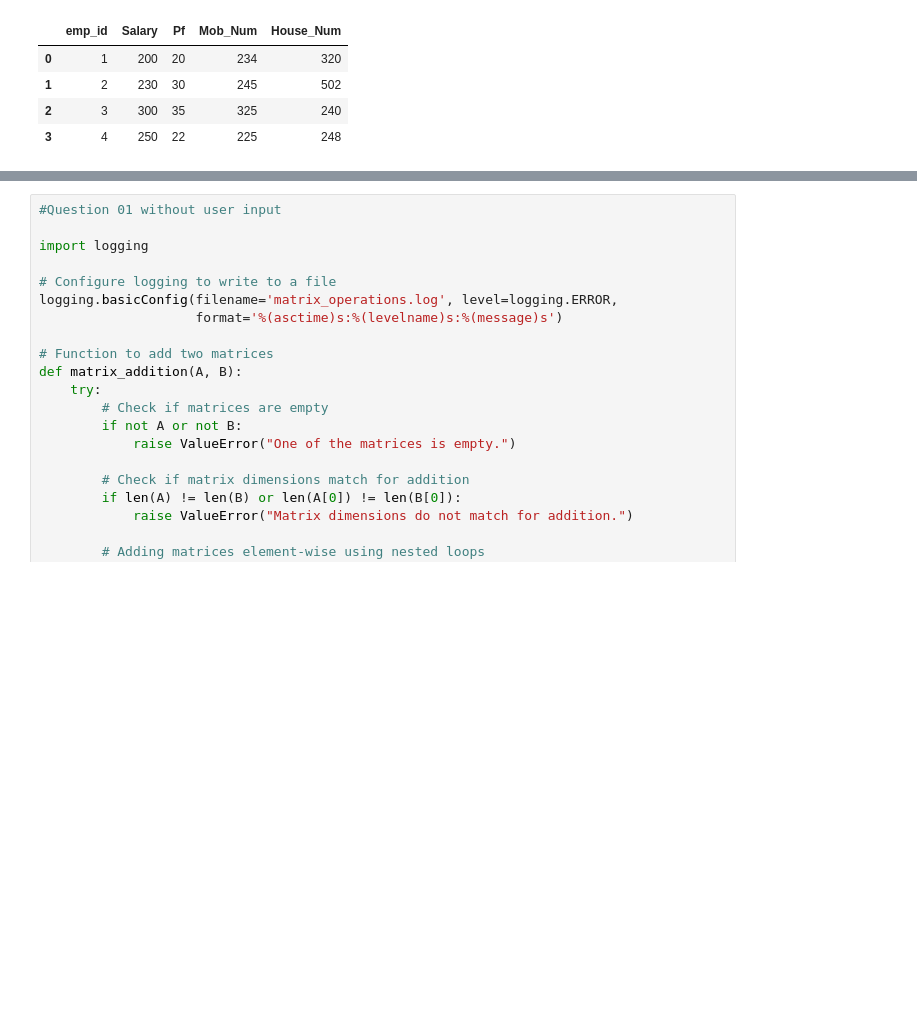
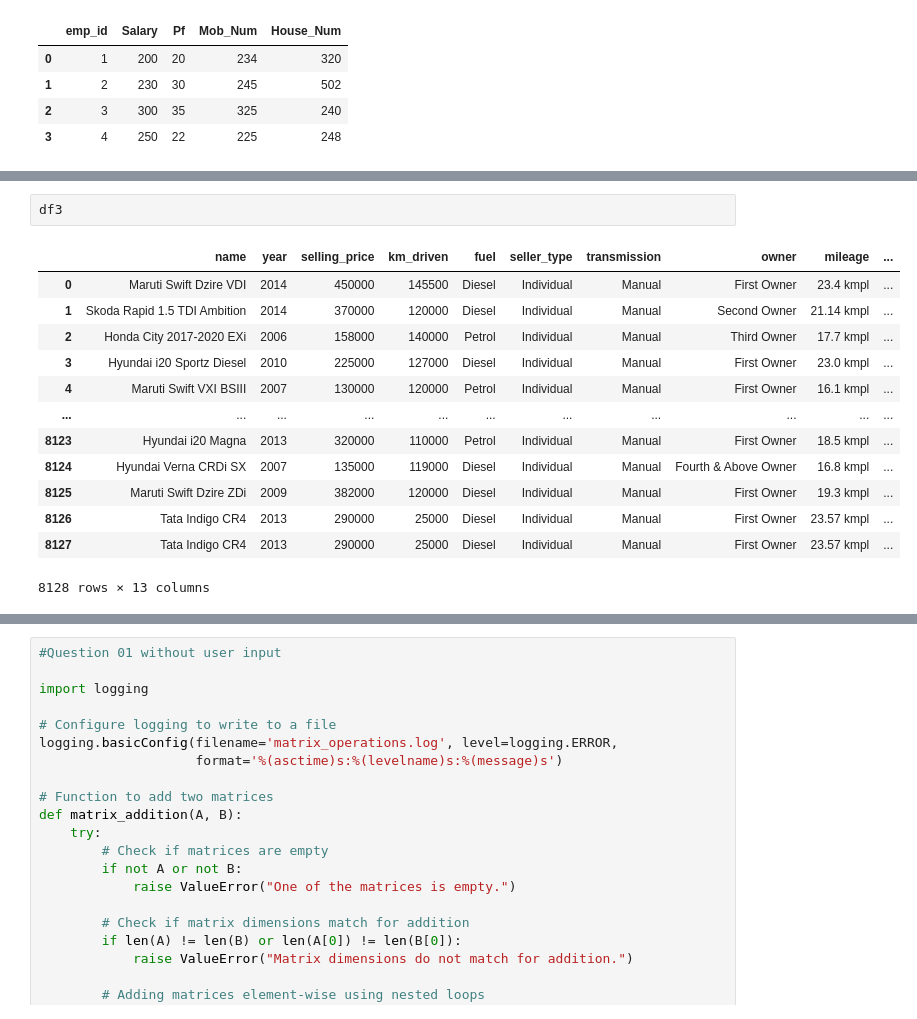
Before and after one commit to sandeepkumar96674/AI-ML-Bootcamp, a Jupyter notebook: Bootcamp.ipynb, the cells around one changed output, grey strips where cells are left out. Cells and saved outputs as stored; diff of their text form; blank space fills up the shorter version.

```diff
--- a/Bootcamp.ipynb
+++ b/Bootcamp.ipynb
@@ -2318,0 +2352,16 @@ TypeError: merge() missing 2 required positional arguments: 'left' and 'right'
+# %%
+df3
+# %% [output]
+|  | name | year | selling_price | km_driven | fuel | seller_type | transmission | owner | mileage | ... |
+| 0 | Maruti Swift Dzire VDI | 2014 | 450000 | 145500 | Diesel | Individual | Manual | First Owner | 23.4 kmpl | ... |
+| 1 | Skoda Rapid 1.5 TDI Ambition | 2014 | 370000 | 120000 | Diesel | Individual | Manual | Second Owner | 21.14 kmpl | ... |
+| 2 | Honda City 2017-2020 EXi | 2006 | 158000 | 140000 | Petrol | Individual | Manual | Third Owner | 17.7 kmpl | ... |
+| 3 | Hyundai i20 Sportz Diesel | 2010 | 225000 | 127000 | Diesel | Individual | Manual | First Owner | 23.0 kmpl | ... |
+| 4 | Maruti Swift VXI BSIII | 2007 | 130000 | 120000 | Petrol | Individual | Manual | First Owner | 16.1 kmpl | ... |
+| ... | ... | ... | ... | ... | ... | ... | ... | ... | ... | ... |
+| 8123 | Hyundai i20 Magna | 2013 | 320000 | 110000 | Petrol | Individual | Manual | First Owner | 18.5 kmpl | ... |
+| 8124 | Hyundai Verna CRDi SX | 2007 | 135000 | 119000 | Diesel | Individual | Manual | Fourth & Above Owner | 16.8 kmpl | ... |
+| 8125 | Maruti Swift Dzire ZDi | 2009 | 382000 | 120000 | Diesel | Individual | Manual | First Owner | 19.3 kmpl | ... |
+| 8126 | Tata Indigo CR4 | 2013 | 290000 | 25000 | Diesel | Individual | Manual | First Owner | 23.57 kmpl | ... |
+| 8127 | Tata Indigo CR4 | 2013 | 290000 | 25000 | Diesel | Individual | Manual | First Owner | 23.57 kmpl | ... |
+8128 rows × 13 columns
```
Also changed, not shown: parts of 17 cells of this notebook, 2 other files.
